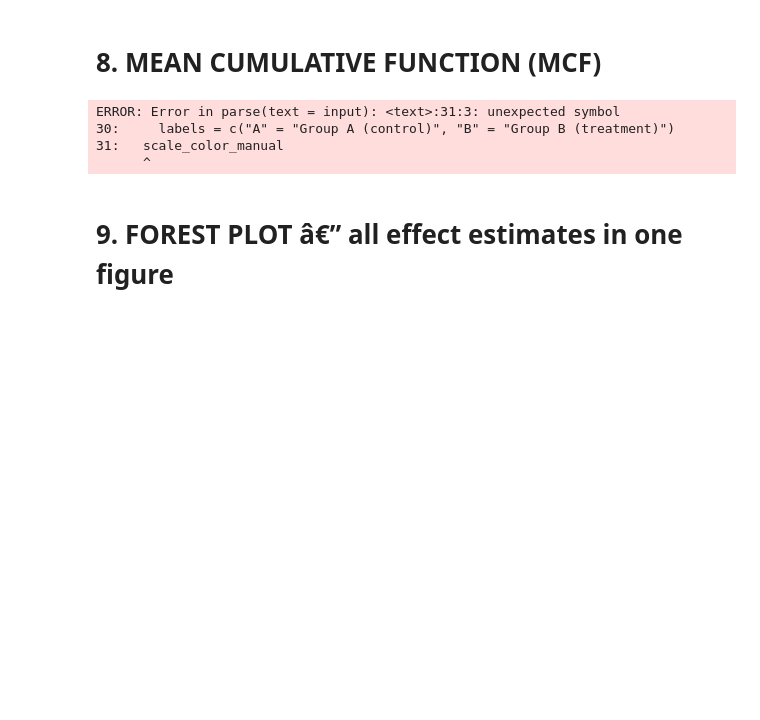
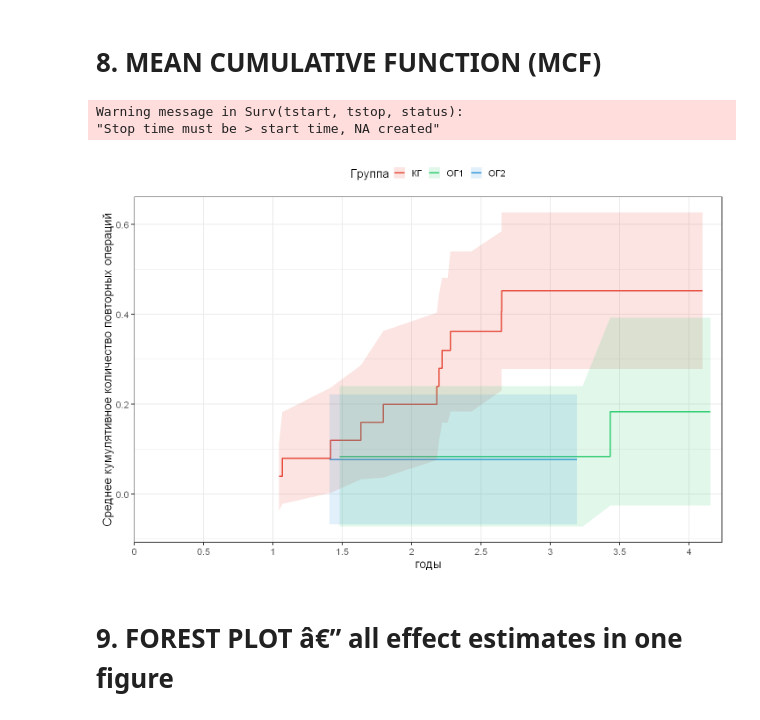
Before and after one commit to maat4maat/lor01, a Jupyter notebook: jupyter/time-event-template.ipynb, the cells around one changed output. Saved outputs shown, nothing was run; the diff lists cells and outputs as text; code cells hidden in the pictures; blank space fills up the shorter version.

```diff
--- a/jupyter/time-event-template.ipynb
+++ b/jupyter/time-event-template.ipynb
@@ -483,44 +607,50 @@ Group B has NA% NA re-operations per unit time compared to Group A
 # survfit() with id= argument computes the MCF.
 
 mcf_fit <- survfit(
   Surv(tstart, tstop, status) ~ group,
   data = long_df,
   id   = id       # identifies subject; cumhaz gives the MCF for recurring events
 )
 
 # Extract MCF data for all groups dynamically
 mcf_data <- bind_rows(lapply(seq_along(group_levels), function(i) {
   tibble(
     time  = mcf_fit[i]$time,
     mcf   = mcf_fit[i]$cumhaz,
     lower = mcf_fit[i]$cumhaz - 1.96 * mcf_fit[i]$std.err,
     upper = mcf_fit[i]$cumhaz + 1.96 * mcf_fit[i]$std.err,
     group = group_levels[i]
   )
 }))
 
 mcf_plot <- ggplot(mcf_data, aes(x = time, y = mcf, color = group, fill = group)) +
   geom_step(linewidth = 1) +
   geom_ribbon(aes(ymin = lower, ymax = upper), alpha = 0.15, color = NA) +
   scale_color_manual(values = group_palette) +
   scale_fill_manual(values = group_palette) +
+  scale_x_continuous(
+    limits       = c(0, NA),
+    breaks       = seq(0, max(mcf_data$time), by = six_months_days),
+    labels       = function(x) round(x / 365.25, 1),
+    minor_breaks = NULL,
+    expand       = expansion(mult = c(0, 0.02))
+  ) +
   labs(
-    title    = "Mean Cumulative Function (MCF) of Re-operations",
-    subtitle = "Expected cumulative number of re-operations per patient over time",
-    x        = "Time (months)",
-    y        = "Mean Cumulative Number of Re-operations",
-    color    = "Group",
-    fill     = "Group"
+    # title    = "Среднее значение кумулятивной функции (MCF) повторных операций",
+    # subtitle = "Ожидаемое кумулятивное количество повторных операций на пациента с течением времени",
+    x        = "годы",
+    y        = "Среднее кумулятивное количество повторных операций",
+    color    = "Группа",
+    fill     = "Группа"
   ) +
-  theme_bw(base_size = 13) +
+  theme_bw(base_size = 16) +
   theme(legend.position = "top")
 
 print(mcf_plot)
 # %% [output]
-ERROR: Error in parse(text = input): <text>:31:3: unexpected symbol
-30:     labels = c("A" = "Group A (control)", "B" = "Group B (treatment)")
-31:   scale_color_manual
-      ^
+Warning message in Surv(tstart, tstop, status):
+"Stop time must be > start time, NA created"
+[figure, added]
 # %% [markdown]
 # 9. FOREST PLOT â€” all effect estimates in one figure
 # %%
```
Also changed, not shown: parts of 20 cells of this notebook.
